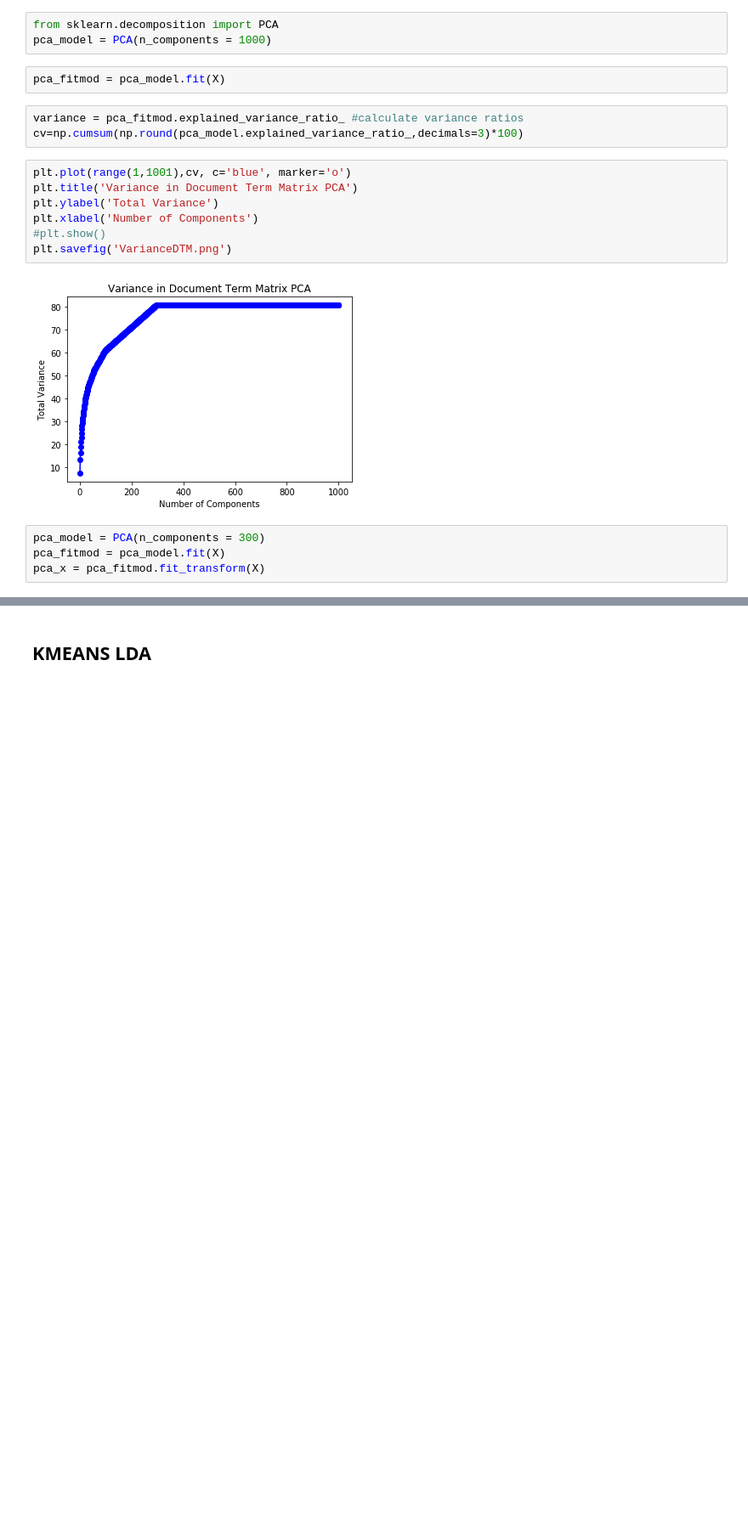
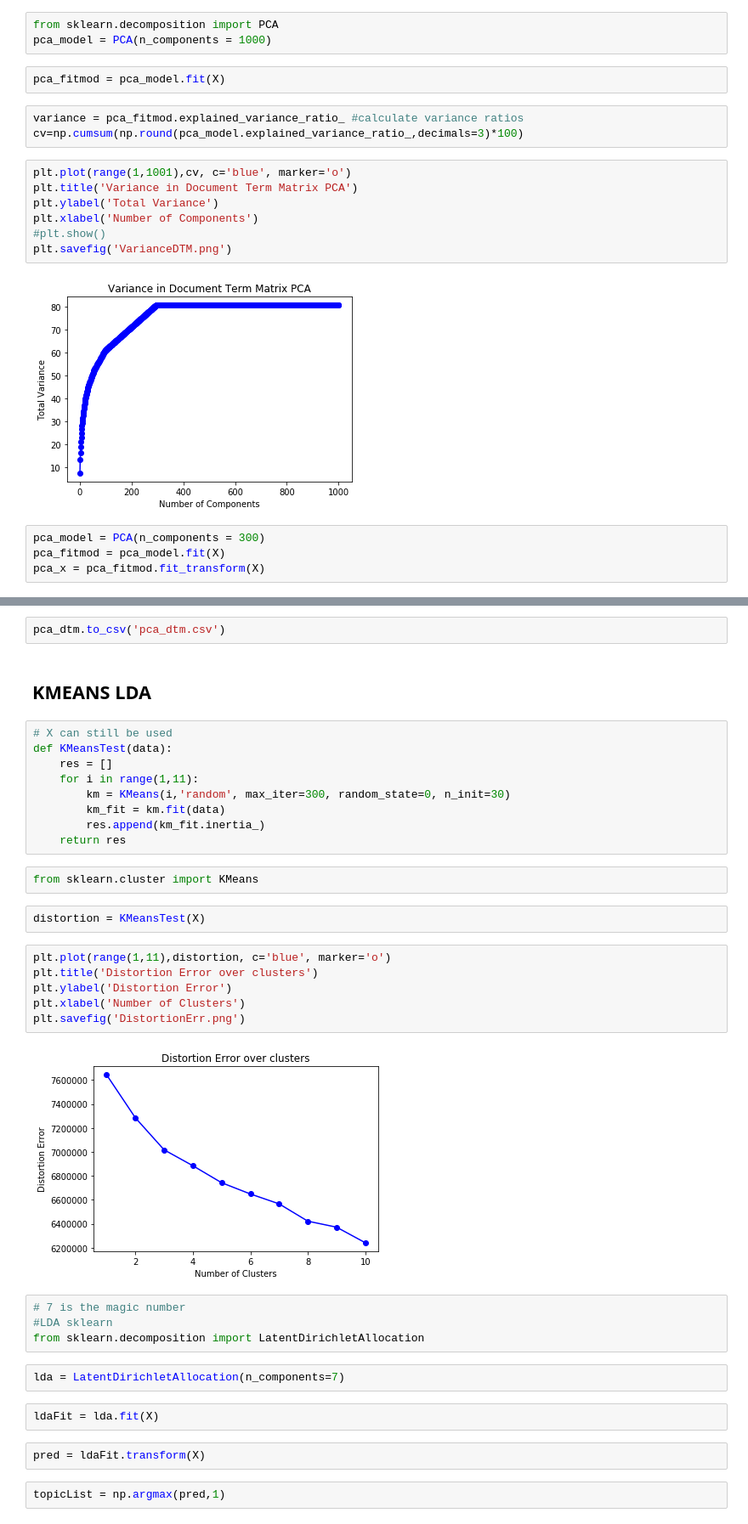
Before and after one commit to adisrivatsan/PopularSongs, a Jupyter notebook: LyricHandlingLDA.ipynb, the cells around one changed output, grey strips where cells are left out. Shown at 85% size. Cells and saved outputs as stored; diff of their text form; blank space fills up the shorter version.

```diff
--- a/LyricHandlingLDA.ipynb
+++ b/LyricHandlingLDA.ipynb
@@ -210,2 +213,37 @@ ValueError: labels ['lyricsGenius'] not contained in axis
+# %%
+pca_dtm.to_csv('pca_dtm.csv')
 # %% [markdown]
 ## KMEANS LDA
+# %%
+# X can still be used
+def KMeansTest(data):
+    res = []
+    for i in range(1,11):
+        km = KMeans(i,'random', max_iter=300, random_state=0, n_init=30)
+        km_fit = km.fit(data)
+        res.append(km_fit.inertia_)
+    return res
+# %%
+from sklearn.cluster import KMeans
+# %%
+distortion = KMeansTest(X)
+# %%
+plt.plot(range(1,11),distortion, c='blue', marker='o')
+plt.title('Distortion Error over clusters')
+plt.ylabel('Distortion Error')
+plt.xlabel('Number of Clusters')
+plt.savefig('DistortionErr.png')
+# %% [output]
+[figure, added]
+# %%
+# 7 is the magic number
+#LDA sklearn
+from sklearn.decomposition import LatentDirichletAllocation
+# %%
+lda = LatentDirichletAllocation(n_components=7)
+# %%
+ldaFit = lda.fit(X)
+# %%
+pred = ldaFit.transform(X)
+# %%
+topicList = np.argmax(pred,1)
```
Also changed, not shown: parts of 9 cells of this notebook, 3 other files.
